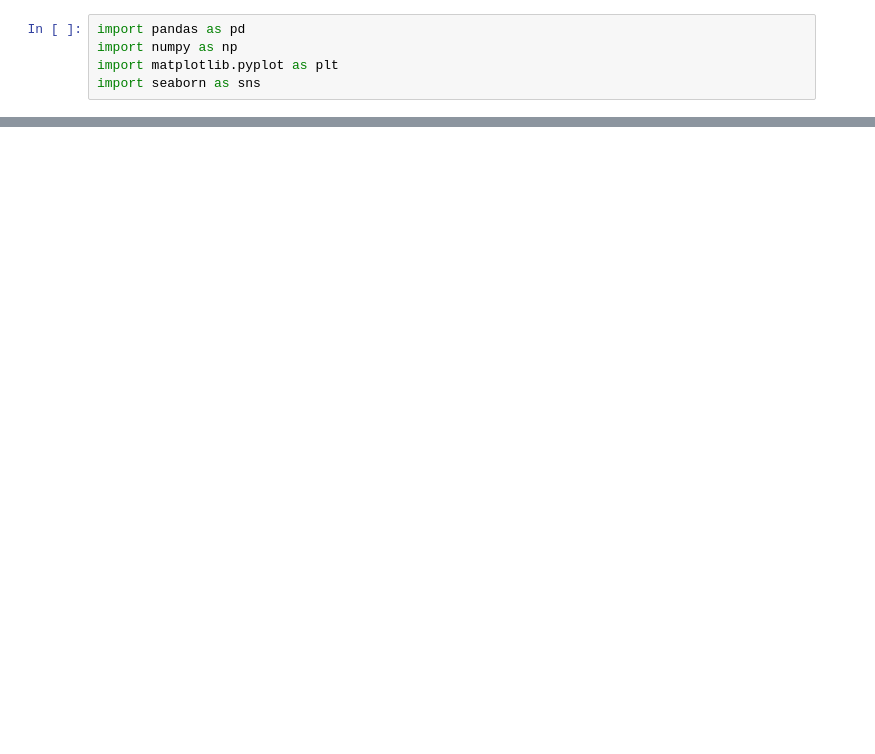
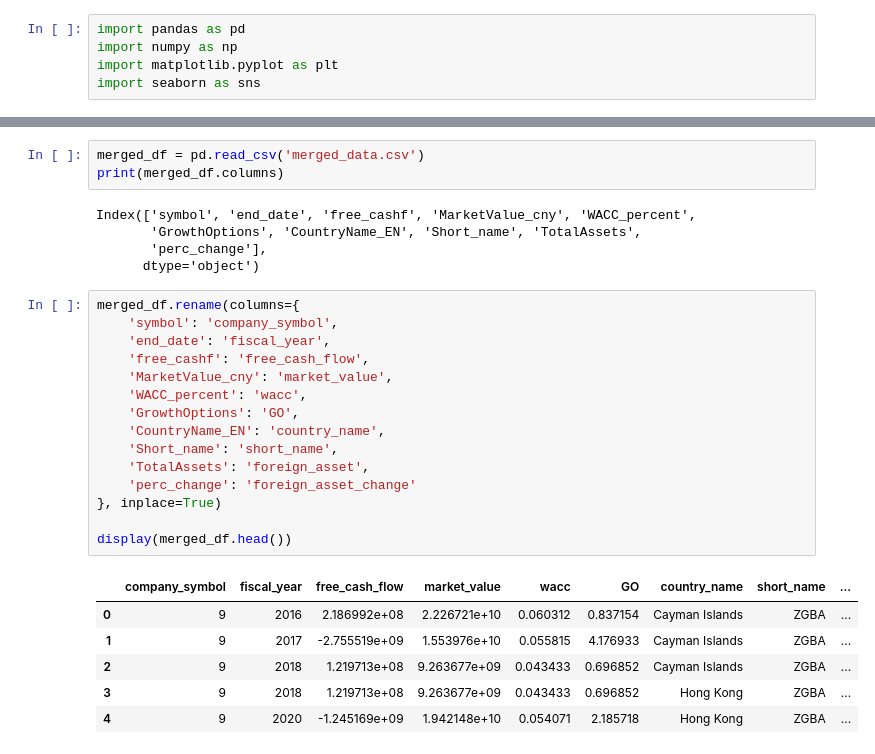
Before and after one commit to omar4646/My_repository, a Jupyter notebook: growth_option_cal.ipynb, the cells around one changed output, grey strips where cells are left out. Saved outputs shown, nothing was run; the diff lists cells and outputs as text; blank space fills up the shorter version.

```diff
--- a/growth_option_cal.ipynb
+++ b/growth_option_cal.ipynb
@@ -67,0 +57,30 @@ merged_df
+# %%
+merged_df = pd.read_csv('merged_data.csv')
+print(merged_df.columns)
+# %% [output]
+Index(['symbol', 'end_date', 'free_cashf', 'MarketValue_cny', 'WACC_percent',
+       'GrowthOptions', 'CountryName_EN', 'Short_name', 'TotalAssets',
+       'perc_change'],
+      dtype='object')
+# %%
+merged_df.rename(columns={
+    'symbol': 'company_symbol',
+    'end_date': 'fiscal_year',
+    'free_cashf': 'free_cash_flow',
+    'MarketValue_cny': 'market_value',
+    'WACC_percent': 'wacc',
+    'GrowthOptions': 'GO',
+    'CountryName_EN': 'country_name',
+    'Short_name': 'short_name',
+    'TotalAssets': 'foreign_asset',
+    'perc_change': 'foreign_asset_change'
+}, inplace=True)
+
+display(merged_df.head())
+# %% [output]
+|  | company_symbol | fiscal_year | free_cash_flow | market_value | wacc | GO | country_name | short_name | ... |
+| 0 | 9 | 2016 | 2.186992e+08 | 2.226721e+10 | 0.060312 | 0.837154 | Cayman Islands | ZGBA | ... |
+| 1 | 9 | 2017 | -2.755519e+09 | 1.553976e+10 | 0.055815 | 4.176933 | Cayman Islands | ZGBA | ... |
+| 2 | 9 | 2018 | 1.219713e+08 | 9.263677e+09 | 0.043433 | 0.696852 | Cayman Islands | ZGBA | ... |
+| 3 | 9 | 2018 | 1.219713e+08 | 9.263677e+09 | 0.043433 | 0.696852 | Hong Kong | ZGBA | ... |
+| 4 | 9 | 2020 | -1.245169e+09 | 1.942148e+10 | 0.054071 | 2.185718 | Hong Kong | ZGBA | ... |
```
Also changed, not shown: parts of 9 cells of this notebook.
